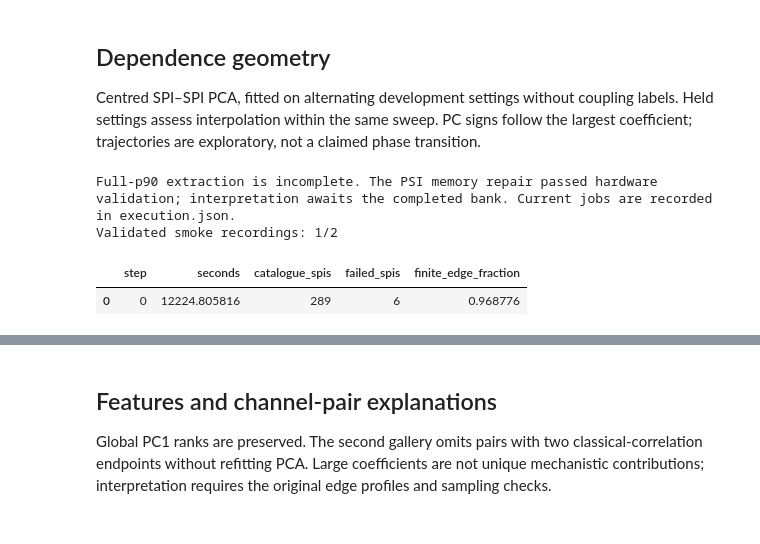
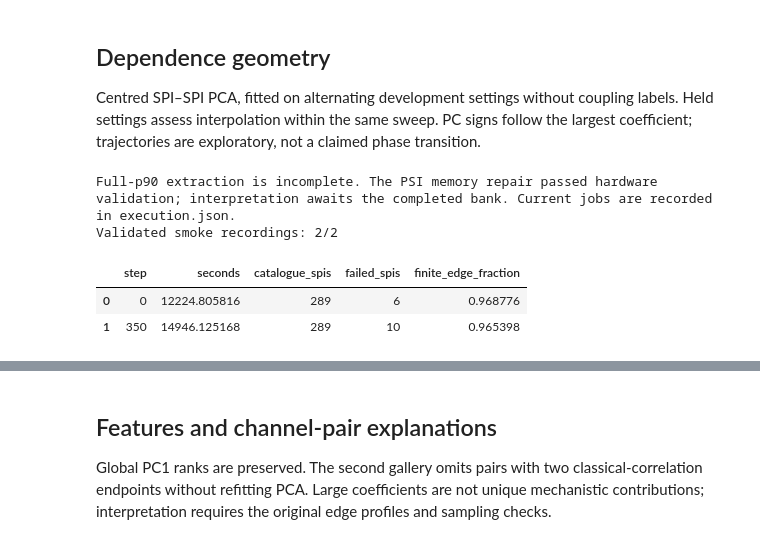
Before and after one commit to willedibam/mts-spi-study-cluster, a Jupyter notebook: notebooks/empirical/hardware-pilot-261012.ipynb, the cells around one changed output, grey strips where cells are left out. Drawn from its saved outputs; the diff is of its cells as text; code cells hidden in the pictures.

Commit message:
Refresh hardware sweep monitoring and notebook status

```diff
--- a/notebooks/empirical/hardware-pilot-261012.ipynb
+++ b/notebooks/empirical/hardware-pilot-261012.ipynb
@@ -73,22 +73,26 @@ Centred SPI–SPI PCA, fitted on alternating development settings without coupli
 # %%
 candidate = RUN/MODEL_NAME/'analysis'
 ANALYSIS = candidate if (candidate/'summary.json').exists() else None
 if ANALYSIS:
     report = json.loads((ANALYSIS/'summary.json').read_text())
     print(ANALYSIS.parent.name)
     display(pd.Series({k:report[k] for k in ['retained_features','max_imputed_fraction','top20_double_correlation']}))
     print('PC1 leave-setting loading cosine range:', np.min(report['leave_setting_loading_cosines']), np.max(report['leave_setting_loading_cosines']))
     figures = result_figures(ANALYSIS, SCOPE)
     show(figures, ['geometry'])
 else:
     print('Full-p90 extraction is incomplete. The PSI memory repair passed hardware validation; interpretation awaits the completed bank. Current jobs are recorded in execution.json.')
     receipt = json.loads((RUN/'execution.json').read_text())
     completed = receipt.get('smoke_validation', [])
     print(f'Validated smoke recordings: {len(completed)}/2')
     if completed:
         display(pd.DataFrame(completed)[['step','seconds','catalogue_spis','failed_spis','finite_edge_fraction']])
+    sweep = next((j for j in receipt['jobs'] if j['id'] == '181095004.gadi-pbs'), None)
+    if sweep:
+        print(f"Sweep at {sweep.get('observed_sydney', 'last check')}: {sweep['state']}; {sweep.get('completed_archives', 0)}/29 complete.")
 # %% [output]
 Full-p90 extraction is incomplete. The PSI memory repair passed hardware validation; interpretation awaits the completed bank. Current jobs are recorded in execution.json.
-Validated smoke recordings: 1/2
+Validated smoke recordings: 2/2
 |  | step | seconds | catalogue_spis | failed_spis | finite_edge_fraction |
 | 0 | 0 | 12224.805816 | 289 | 6 | 0.968776 |
+| 1 | 350 | 14946.125168 | 289 | 10 | 0.965398 |
```
Also changed, not shown: parts of 1 cell of this notebook, 1 other file.
